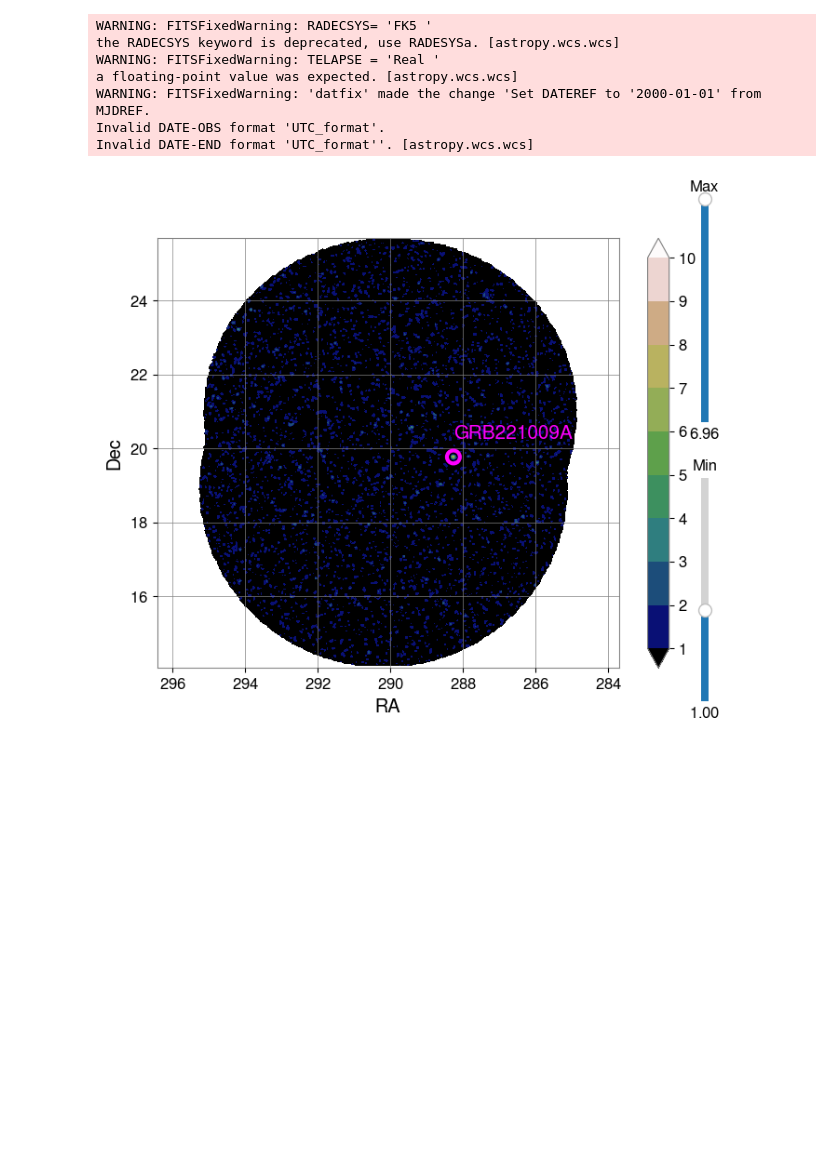
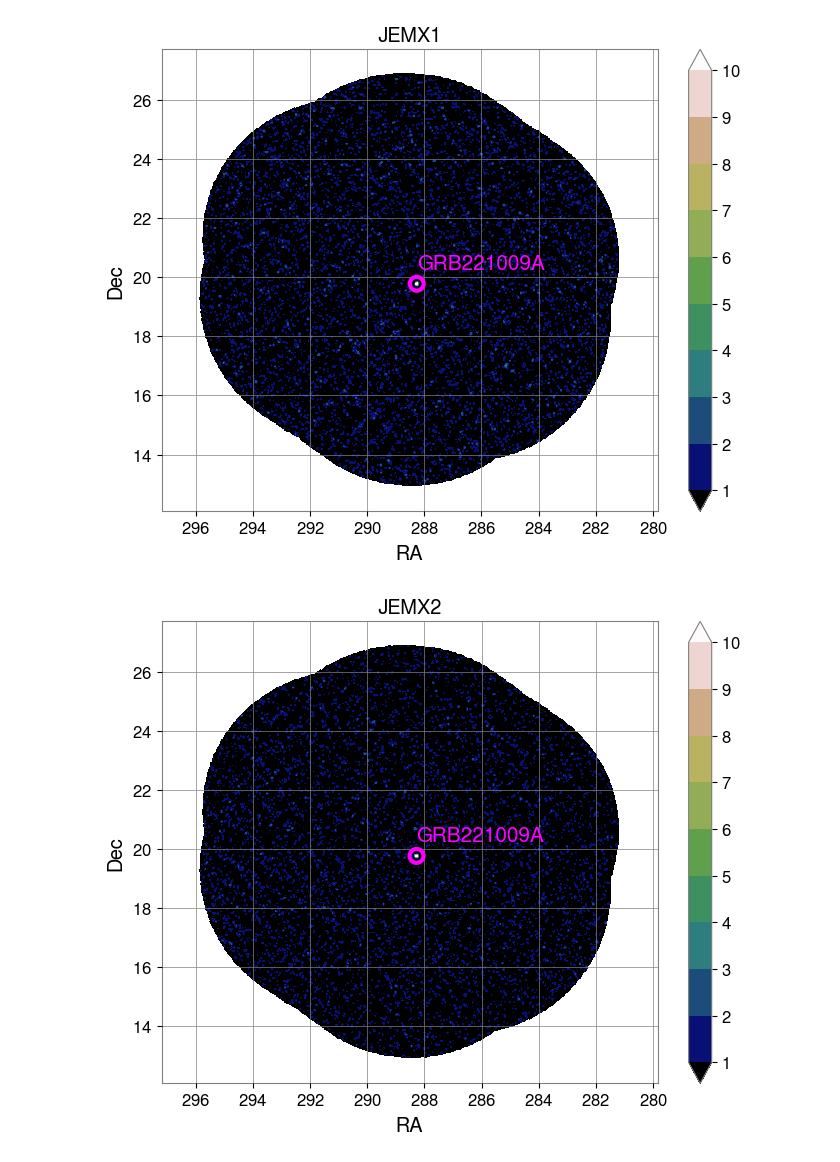
Before and after one commit to volodymyrss/grb221009, a Jupyter notebook: grb221009.ipynb, the cells around one changed output. Drawn from its saved outputs; the diff is of its cells as text; code cells hidden in the pictures; blank space fills up the shorter version.

```diff
--- a/grb221009.ipynb
+++ b/grb221009.ipynb
@@ -112,3 +164,11 @@ cat.get_api_dictionary()
+# %%
+from ddpaper.draftdata import DraftData
+
+with DraftData() as dd:
+    dd['obs'] = dict(
+        tstart_isot="",
+        tstop_isot=""
+    )
 # %%
 source_products = {}
 
@@ -159,11 +237,12 @@ non-waiting dispatcher: terminating
-# %%
-oda_api.plot_tools.OdaImage(source_products['jemx_image']).show()
-# %% [output]
-WARNING: FITSFixedWarning: RADECSYS= 'FK5 '
-the RADECSYS keyword is deprecated, use RADESYSa. [astropy.wcs.wcs]
-WARNING: FITSFixedWarning: TELAPSE = 'Real '
-a floating-point value was expected. [astropy.wcs.wcs]
-WARNING: FITSFixedWarning: 'datfix' made the change 'Set DATEREF to '2000-01-01' from MJDREF.
-Invalid DATE-OBS format 'UTC_format'.
-Invalid DATE-END format 'UTC_format''. [astropy.wcs.wcs]
-[figure, removed]
+# %%
+for instrument in 'jemx1', 'jemx2', 'isgri':
+    p = source_products[instrument + '_image']
+    oda_api.plot_tools.OdaImage(p).show(sliders=False) #, header="JEM-X")
+    plt.title(instrument.upper())
+    plt.savefig(f"figs/{instrument}.png")
+
+    with DraftData() as dd:
+        dd[instrument] = {'snr': float(p.dispatcher_catalog_1.table[p.dispatcher_catalog_1.table['src_names'] == "GRB221009A"]['significance'][0])}
+# %% [output]
+[figure, added]
+[figure, added]
```
Also changed, not shown: parts of 35 cells of this notebook, 20 other files.
